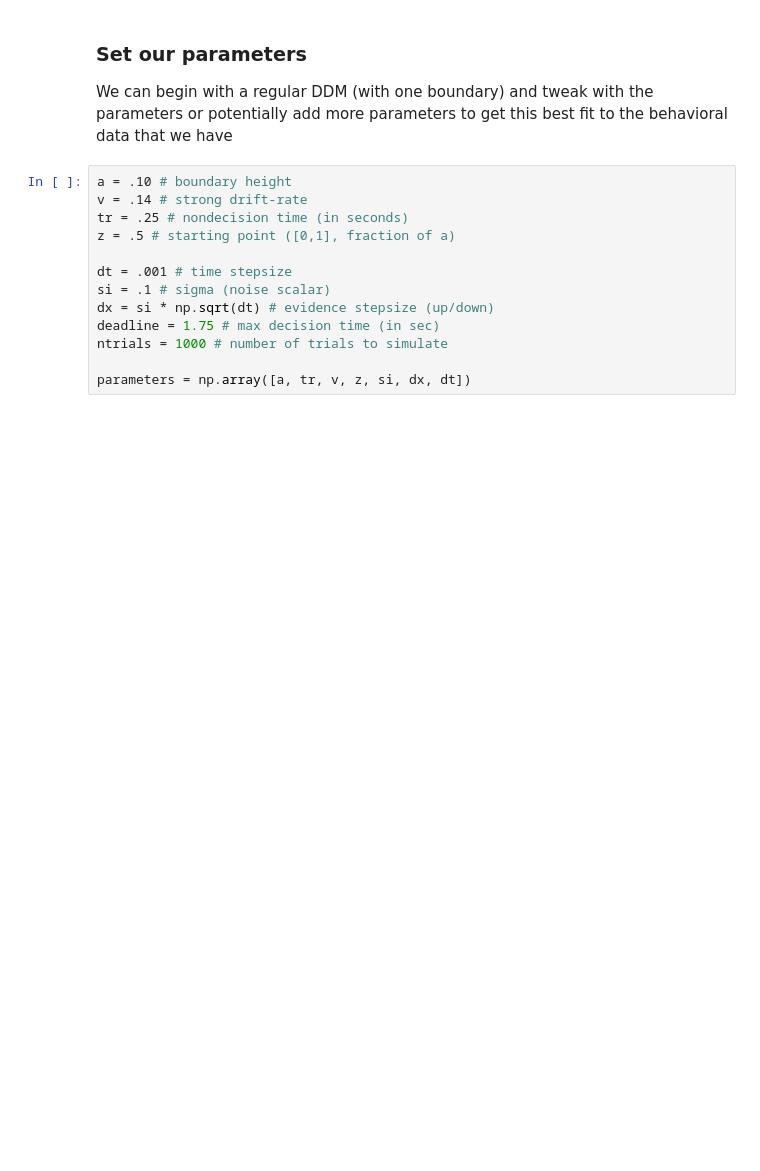
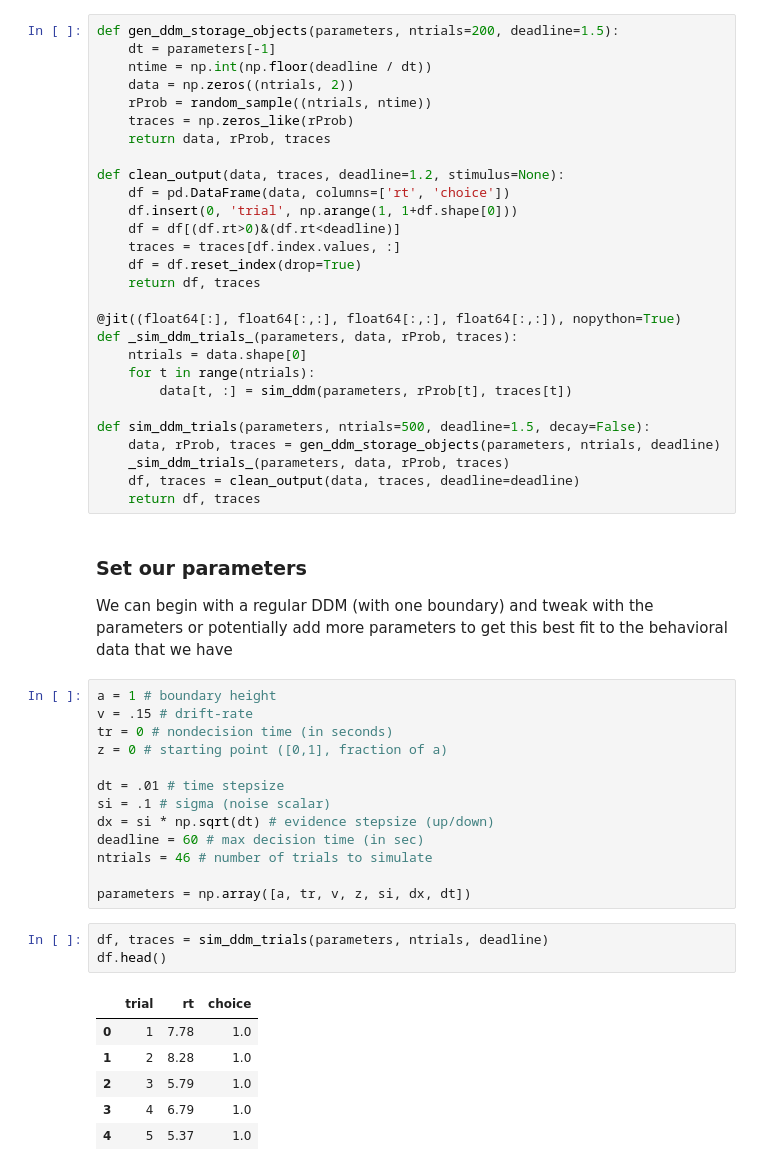
Before and after one commit to WilliXL/AdaptiveDecisionMaking_2018, a Jupyter notebook: notebooks/Final.ipynb, the cells around one changed output. Drawn from its saved outputs; the diff is of its cells as text; blank space fills up the shorter version.

```diff
--- a/notebooks/Final.ipynb
+++ b/notebooks/Final.ipynb
@@ -26,16 +84,54 @@ sns.set(style='white', font_scale=1.3)
+# %%
+def gen_ddm_storage_objects(parameters, ntrials=200, deadline=1.5):
+    dt = parameters[-1]
+    ntime = np.int(np.floor(deadline / dt))
+    data = np.zeros((ntrials, 2))
+    rProb = random_sample((ntrials, ntime))
+    traces = np.zeros_like(rProb)
+    return data, rProb, traces
+
+def clean_output(data, traces, deadline=1.2, stimulus=None):
+    df = pd.DataFrame(data, columns=['rt', 'choice'])
+    df.insert(0, 'trial', np.arange(1, 1+df.shape[0]))
+    df = df[(df.rt>0)&(df.rt<deadline)]
+    traces = traces[df.index.values, :]
+    df = df.reset_index(drop=True)
+    return df, traces
+
+@jit((float64[:], float64[:,:], float64[:,:], float64[:,:]), nopython=True)
+def _sim_ddm_trials_(parameters, data, rProb, traces):
+    ntrials = data.shape[0]
+    for t in range(ntrials):
+        data[t, :] = sim_ddm(parameters, rProb[t], traces[t])
+
+def sim_ddm_trials(parameters, ntrials=500, deadline=1.5, decay=False):
+    data, rProb, traces = gen_ddm_storage_objects(parameters, ntrials, deadline)
+    _sim_ddm_trials_(parameters, data, rProb, traces)
+    df, traces = clean_output(data, traces, deadline=deadline)
+    return df, traces
 # %% [markdown]
 ### Set our parameters
 We can begin with a regular DDM (with one boundary) and tweak with the parameters or potentially add more parameters to get this best fit to the behavioral data that we have
 # %%
-a = .10 # boundary height
-v = .14 # strong drift-rate
-tr = .25 # nondecision time (in seconds)
-z = .5 # starting point ([0,1], fraction of a)
+a = 1 # boundary height
+v = .15 # drift-rate
+tr = 0 # nondecision time (in seconds)
+z = 0 # starting point ([0,1], fraction of a)
 
-dt = .001 # time stepsize
+dt = .01 # time stepsize
 si = .1 # sigma (noise scalar)
 dx = si * np.sqrt(dt) # evidence stepsize (up/down)
-deadline = 1.75 # max decision time (in sec)
-ntrials = 1000 # number of trials to simulate
+deadline = 60 # max decision time (in sec)
+ntrials = 46 # number of trials to simulate
 
 parameters = np.array([a, tr, v, z, si, dx, dt])
+# %%
+df, traces = sim_ddm_trials(parameters, ntrials, deadline)
+df.head()
+# %% [output]
+|  | trial | rt | choice |
+| 0 | 1 | 7.78 | 1.0 |
+| 1 | 2 | 8.28 | 1.0 |
+| 2 | 3 | 5.79 | 1.0 |
+| 3 | 4 | 6.79 | 1.0 |
+| 4 | 5 | 5.37 | 1.0 |
```
Also changed, not shown: parts of 15 cells of this notebook.
